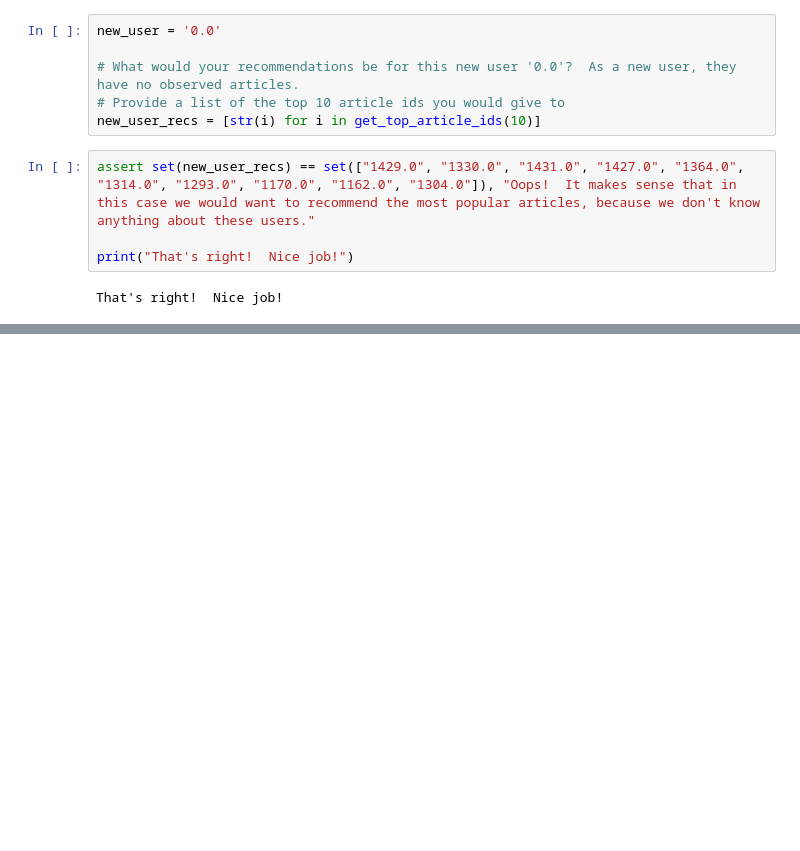
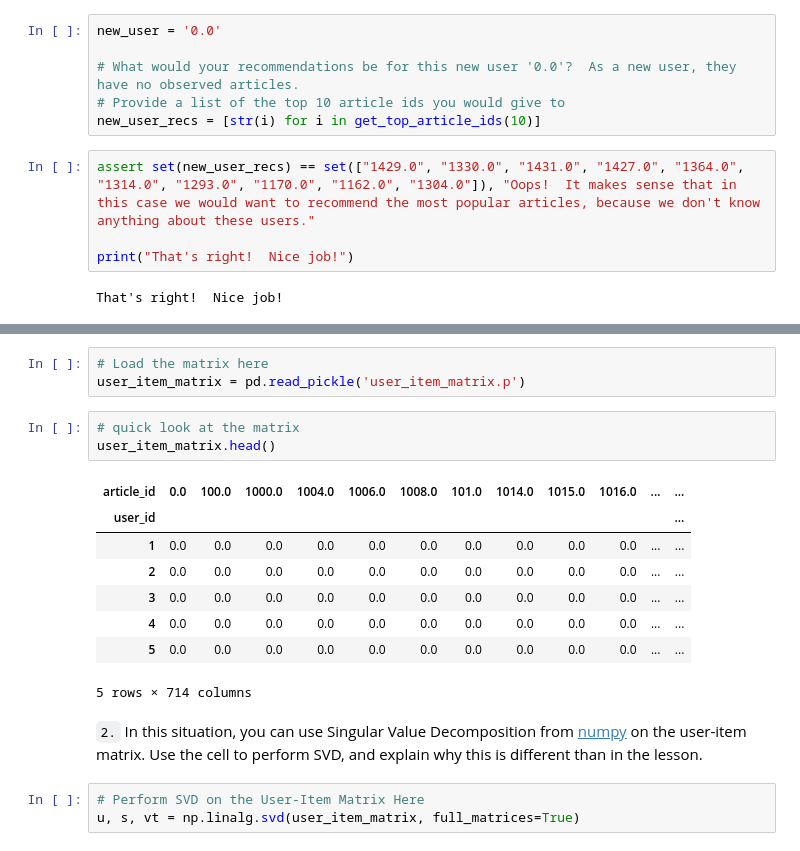
Before and after one commit to cris-scheib/recommendations-engine, a Jupyter notebook: Recommendations_with_IBM.ipynb, the cells around one changed output, grey strips where cells are left out. Saved outputs shown, nothing was run; the diff lists cells and outputs as text; blank space fills up the shorter version.

```diff
--- a/Recommendations_with_IBM.ipynb
+++ b/Recommendations_with_IBM.ipynb
@@ -617,0 +621,20 @@ That's right!  Nice job!
+# %%
+# Load the matrix here
+user_item_matrix = pd.read_pickle('user_item_matrix.p')
+# %%
+# quick look at the matrix
+user_item_matrix.head()
+# %% [output]
+| article_id | 0.0 | 100.0 | 1000.0 | 1004.0 | 1006.0 | 1008.0 | 101.0 | 1014.0 | 1015.0 | 1016.0 | ... | ... |
+| user_id |  |  |  |  |  |  |  |  |  |  |  | ... |
+| 1 | 0.0 | 0.0 | 0.0 | 0.0 | 0.0 | 0.0 | 0.0 | 0.0 | 0.0 | 0.0 | ... | ... |
+| 2 | 0.0 | 0.0 | 0.0 | 0.0 | 0.0 | 0.0 | 0.0 | 0.0 | 0.0 | 0.0 | ... | ... |
+| 3 | 0.0 | 0.0 | 0.0 | 0.0 | 0.0 | 0.0 | 0.0 | 0.0 | 0.0 | 0.0 | ... | ... |
+| 4 | 0.0 | 0.0 | 0.0 | 0.0 | 0.0 | 0.0 | 0.0 | 0.0 | 0.0 | 0.0 | ... | ... |
+| 5 | 0.0 | 0.0 | 0.0 | 0.0 | 0.0 | 0.0 | 0.0 | 0.0 | 0.0 | 0.0 | ... | ... |
+5 rows × 714 columns
+# %% [markdown]
+`2.` In this situation, you can use Singular Value Decomposition from [numpy](https://docs.scipy.org/doc/numpy-1.14.0/reference/generated/numpy.linalg.svd.html) on the user-item matrix.  Use the cell to perform SVD, and explain why this is different than in the lesson.
+# %%
+# Perform SVD on the User-Item Matrix Here
+u, s, vt = np.linalg.svd(user_item_matrix, full_matrices=True)
```
Also changed, not shown: parts of 24 cells of this notebook.
